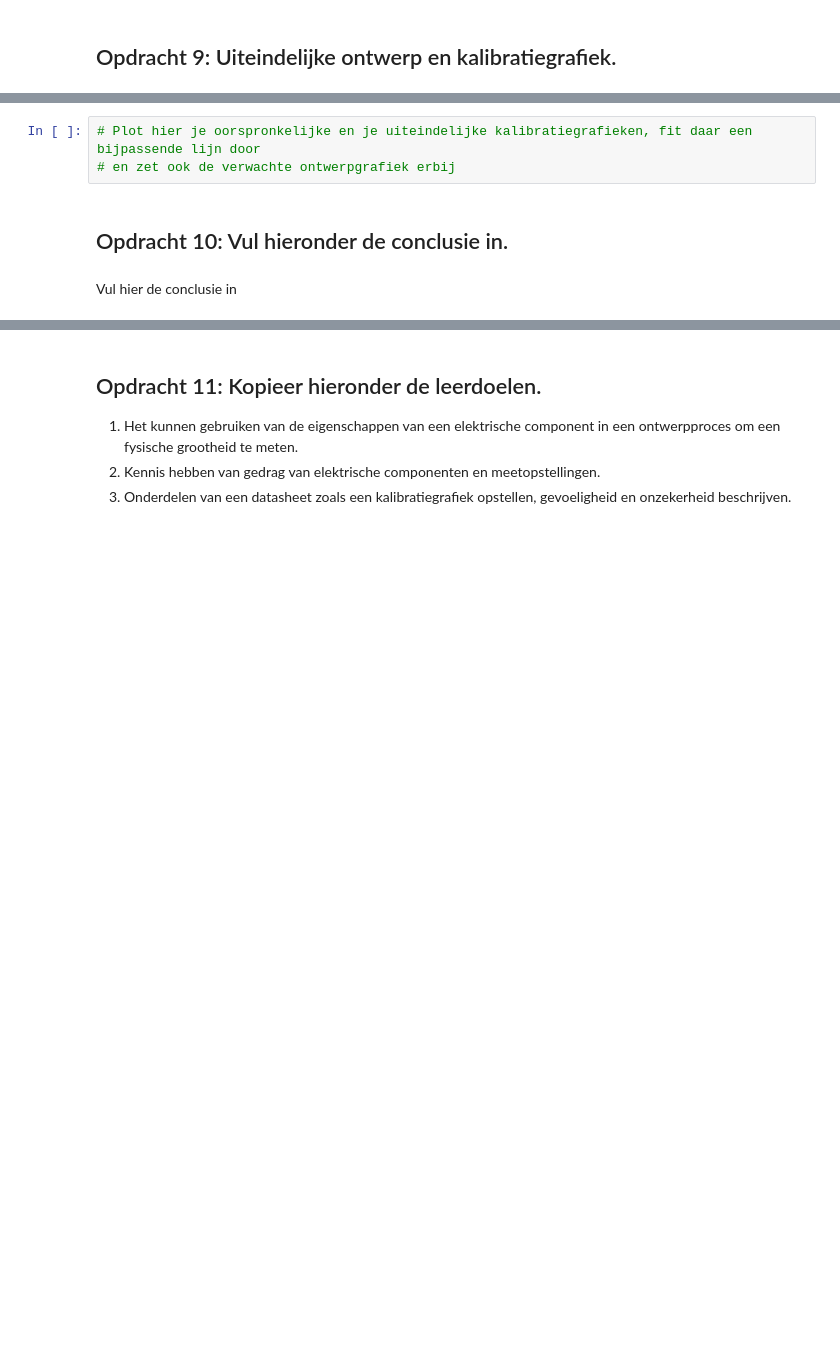
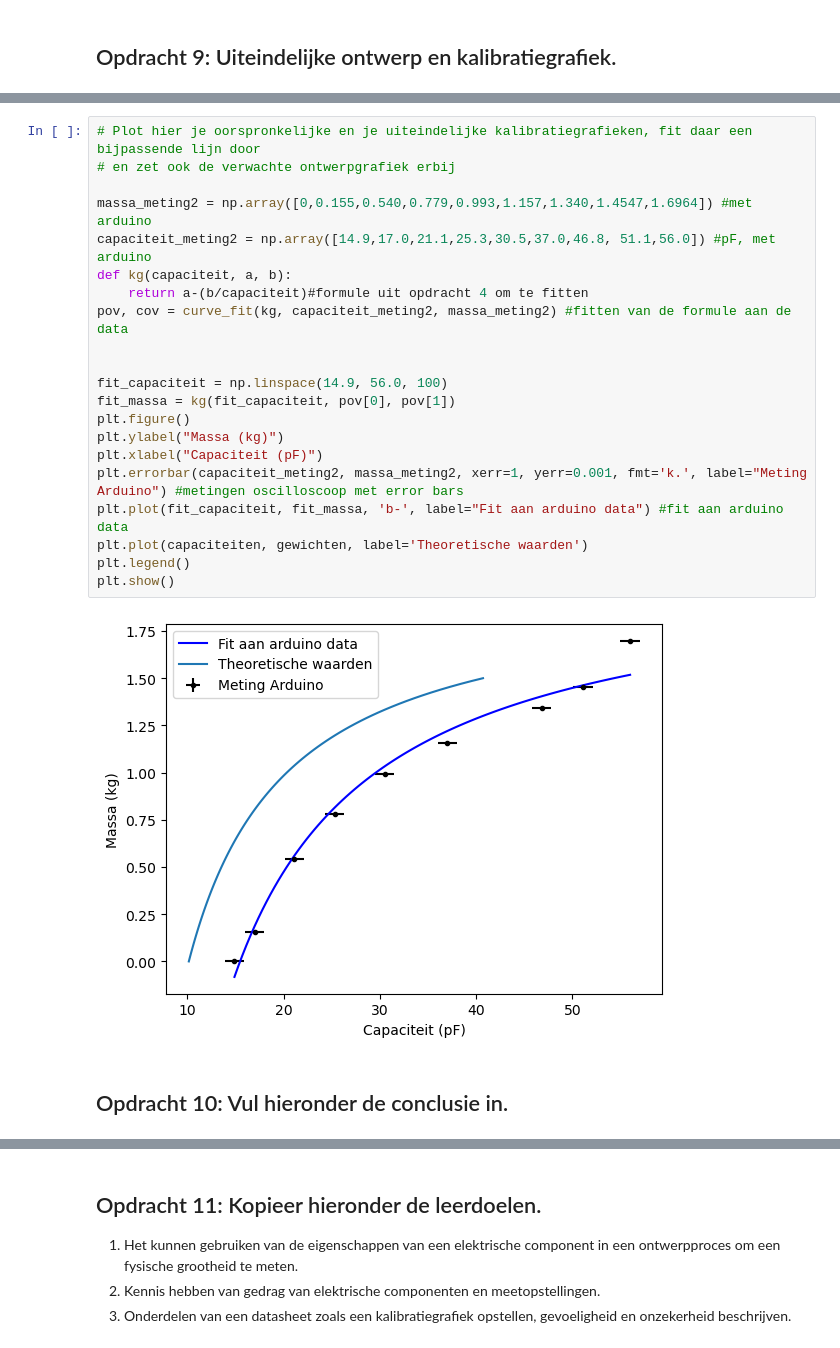
Before and after one commit to AnnetMoeleker/opdrachten-DEF-D, a Jupyter notebook: FysiekeOntwerpopdrachten/2OntwerpEenSensorCondensator/DEFOntwerpopdracht2OntwerpEenSensorInvulTemplate.ipynb, the cells around one changed output, grey strips where cells are left out. Drawn from its saved outputs; the diff is of its cells as text; blank space fills up the shorter version.

```diff
--- a/FysiekeOntwerpopdrachten/2OntwerpEenSensorCondensator/DEFOntwerpopdracht2OntwerpEenSensorInvulTemplate.ipynb
+++ b/FysiekeOntwerpopdrachten/2OntwerpEenSensorCondensator/DEFOntwerpopdracht2OntwerpEenSensorInvulTemplate.ipynb
@@ -164,7 +170,25 @@ Onze sensor kan nog verbetered worden door de volgende verbeteringen (minimaal 2
-# %%
-# Plot hier je oorspronkelijke en je uiteindelijke kalibratiegrafieken, fit daar een bijpassende lijn door
-# en zet ook de verwachte ontwerpgrafiek erbij
+# %%
+# Plot hier je oorspronkelijke en je uiteindelijke kalibratiegrafieken, fit daar een bijpassende lijn door
+# en zet ook de verwachte ontwerpgrafiek erbij
+
+massa_meting2 = np.array([0,0.155,0.540,0.779,0.993,1.157,1.340,1.4547,1.6964]) #met arduino
+capaciteit_meting2 = np.array([14.9,17.0,21.1,25.3,30.5,37.0,46.8, 51.1,56.0]) #pF, met arduino
+def kg(capaciteit, a, b):
+    return a-(b/capaciteit)#formule uit opdracht 4 om te fitten
+pov, cov = curve_fit(kg, capaciteit_meting2, massa_meting2) #fitten van de formule aan de data
+
+
+fit_capaciteit = np.linspace(14.9, 56.0, 100)
+fit_massa = kg(fit_capaciteit, pov[0], pov[1])
+plt.figure()
+plt.ylabel("Massa (kg)")
+plt.xlabel("Capaciteit (pF)")
+plt.errorbar(capaciteit_meting2, massa_meting2, xerr=1, yerr=0.001, fmt='k.', label="Meting Arduino") #metingen oscilloscoop met error bars
+plt.plot(fit_capaciteit, fit_massa, 'b-', label="Fit aan arduino data") #fit aan arduino data
+plt.plot(capaciteiten, gewichten, label='Theoretische waarden')
+plt.legend()
+plt.show()
+# %% [output]
+[figure, added]
 # %% [markdown]
 ## Opdracht 10: Vul hieronder de conclusie in.
-# %% [markdown]
-Vul hier de conclusie in
```
Also changed, not shown: parts of 10 cells of this notebook, 2 other files.
